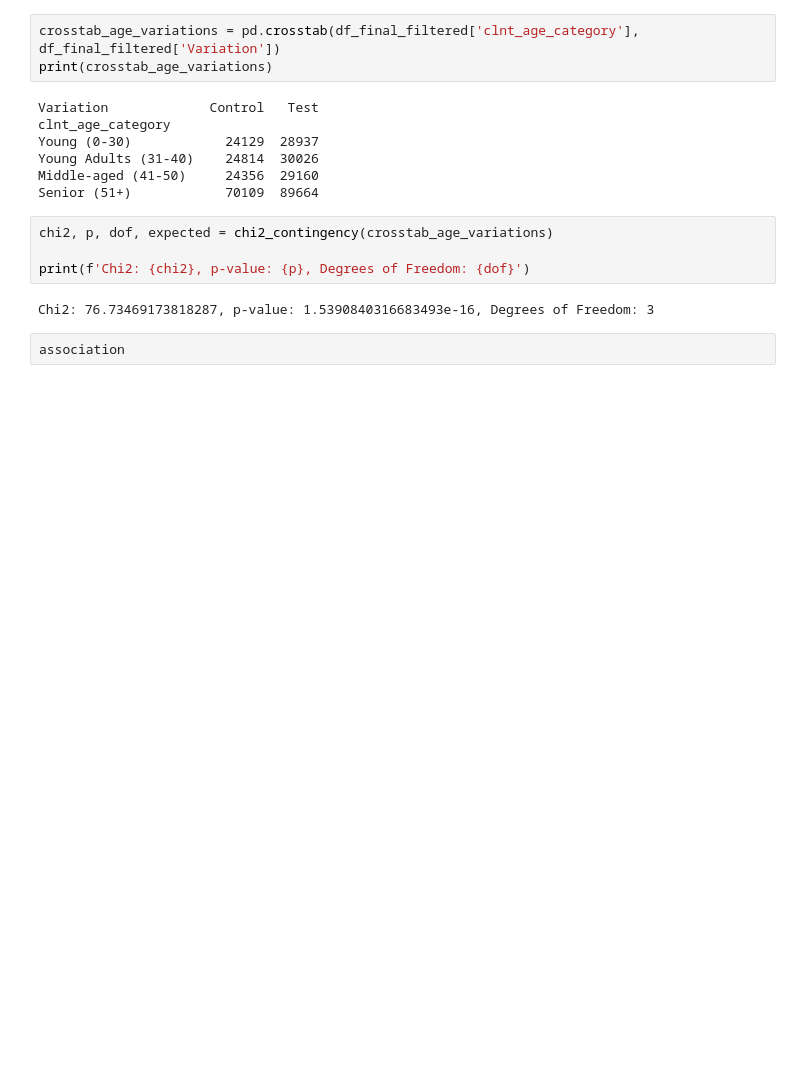
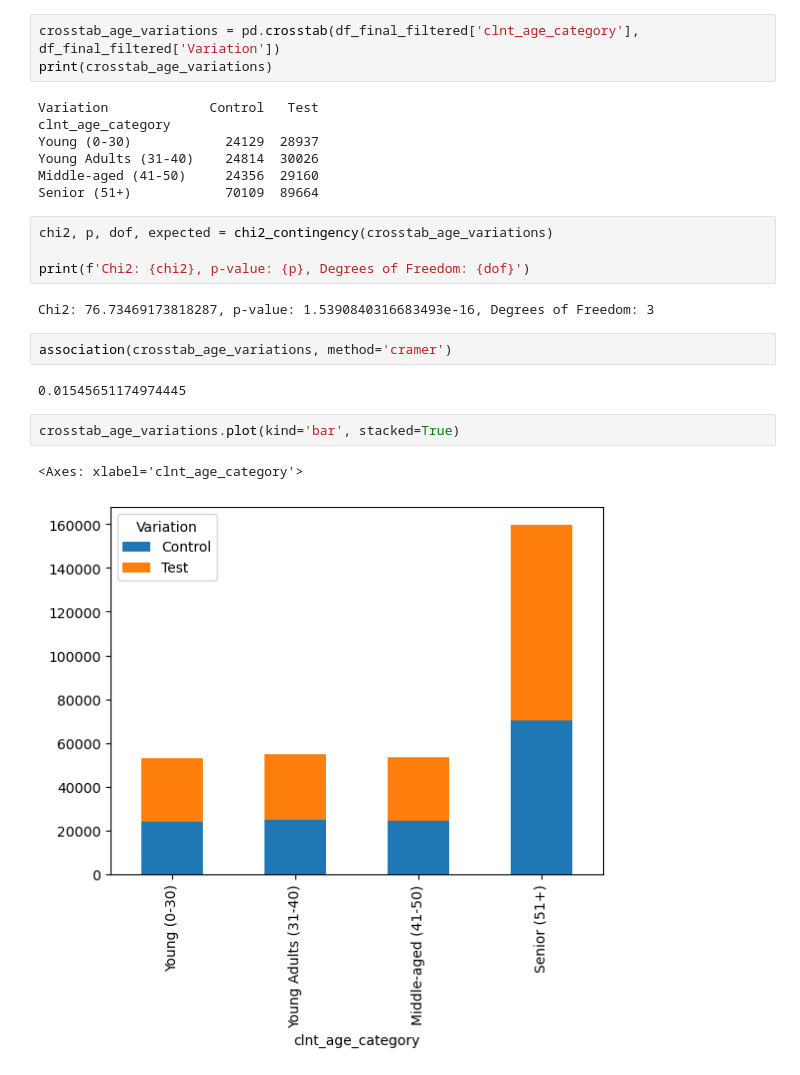
Before and after one commit to beatranche/Project-2, a Jupyter notebook: main.ipynb, the cells around one changed output. Drawn from its saved outputs; the diff is of its cells as text; blank space fills up the shorter version.

```diff
--- a/main.ipynb
+++ b/main.ipynb
@@ -452,5 +455,12 @@ chi2, p, dof, expected = chi2_contingency(crosstab_age_variations)
 print(f'Chi2: {chi2}, p-value: {p}, Degrees of Freedom: {dof}')
 # %% [output]
 Chi2: 76.73469173818287, p-value: 1.5390840316683493e-16, Degrees of Freedom: 3
-# %%
-association
+# %%
+association(crosstab_age_variations, method='cramer')
+# %% [output]
+0.01545651174974445
+# %%
+crosstab_age_variations.plot(kind='bar', stacked=True)
+# %% [output]
+<Axes: xlabel='clnt_age_category'>
+[figure, added]
```
Also changed, not shown: parts of 44 cells of this notebook.
